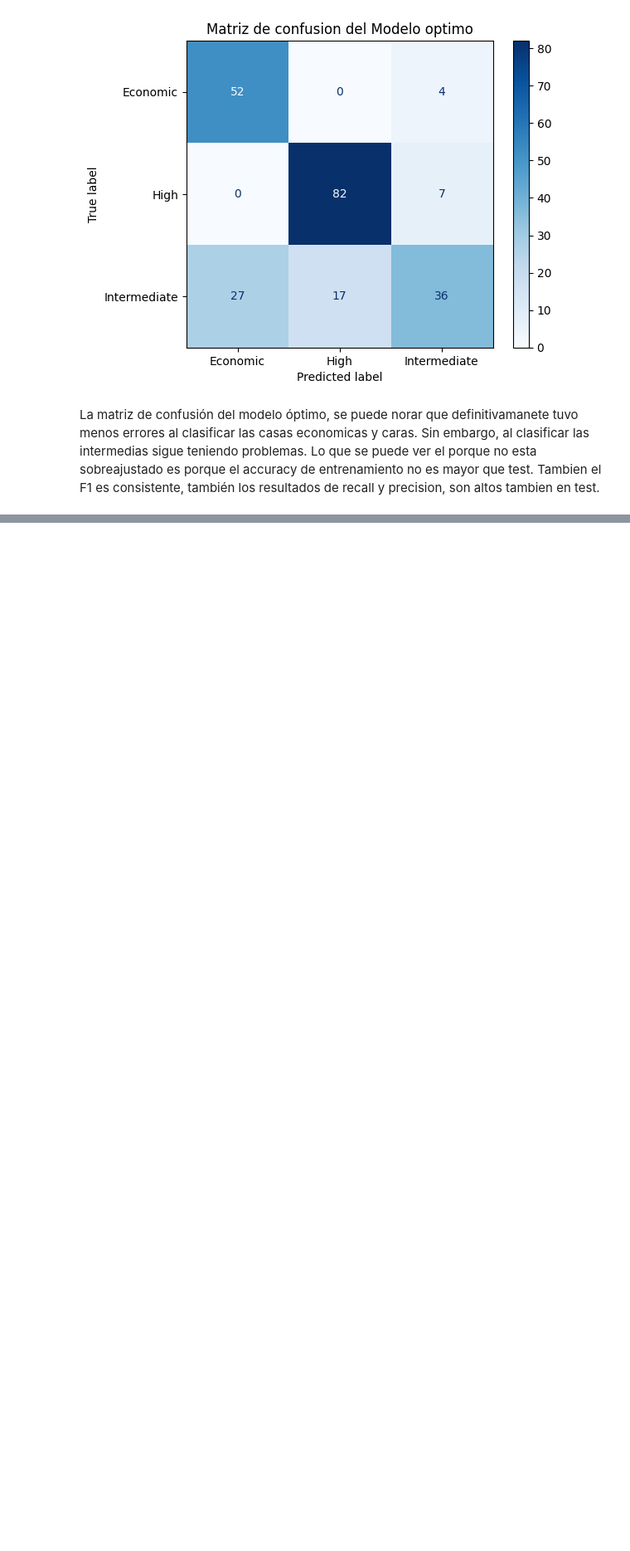
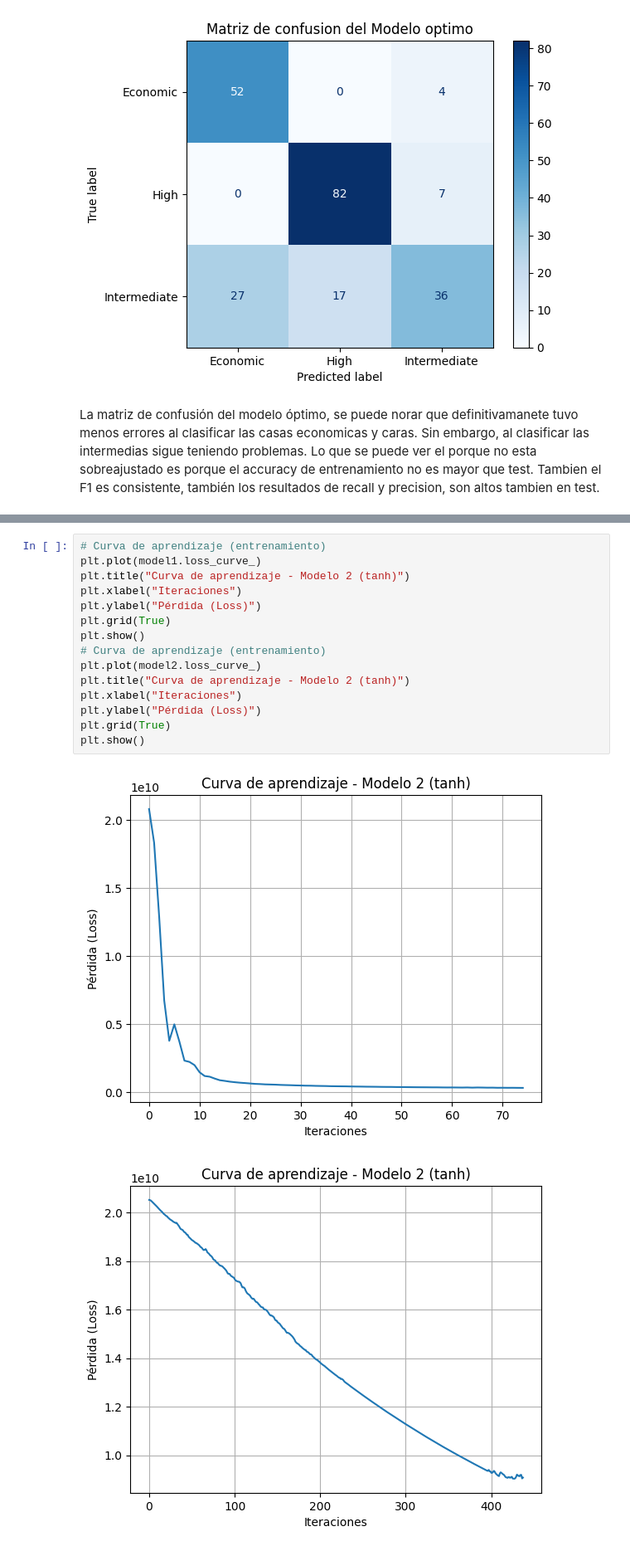
Before and after one commit to angelargd8/HTD9-MDD, a Jupyter notebook: hdt9.ipynb, the cells around one changed output, grey strips where cells are left out. Shown at 83% size. Drawn from its saved outputs; the diff is of its cells as text; blank space fills up the shorter version.

```diff
--- a/hdt9.ipynb
+++ b/hdt9.ipynb
@@ -438,0 +532,18 @@ Lo que se puede ver el porque no esta sobreajustado es porque el accuracy de ent
+# %%
+# Curva de aprendizaje (entrenamiento)
+plt.plot(model1.loss_curve_)
+plt.title("Curva de aprendizaje - Modelo 2 (tanh)")
+plt.xlabel("Iteraciones")
+plt.ylabel("Pérdida (Loss)")
+plt.grid(True)
+plt.show()
+# Curva de aprendizaje (entrenamiento)
+plt.plot(model2.loss_curve_)
+plt.title("Curva de aprendizaje - Modelo 2 (tanh)")
+plt.xlabel("Iteraciones")
+plt.ylabel("Pérdida (Loss)")
+plt.grid(True)
+plt.show()
+# %% [output]
+[figure, added]
+[figure, added]
```
Also changed, not shown: parts of 16 cells of this notebook, 1 other file.
